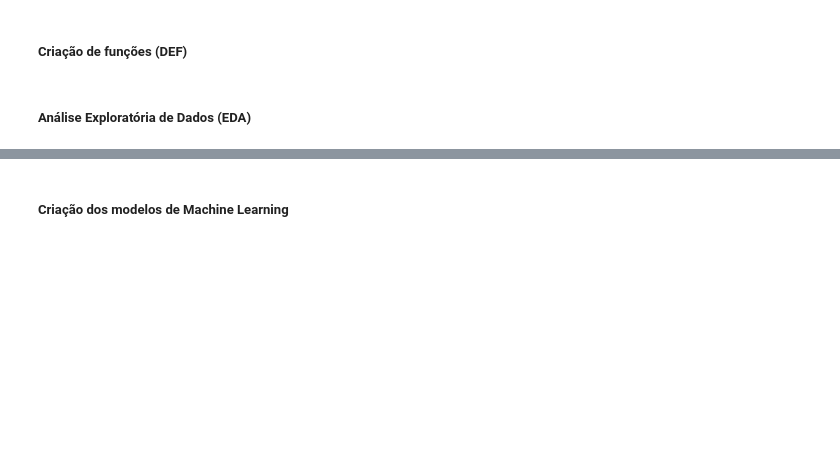
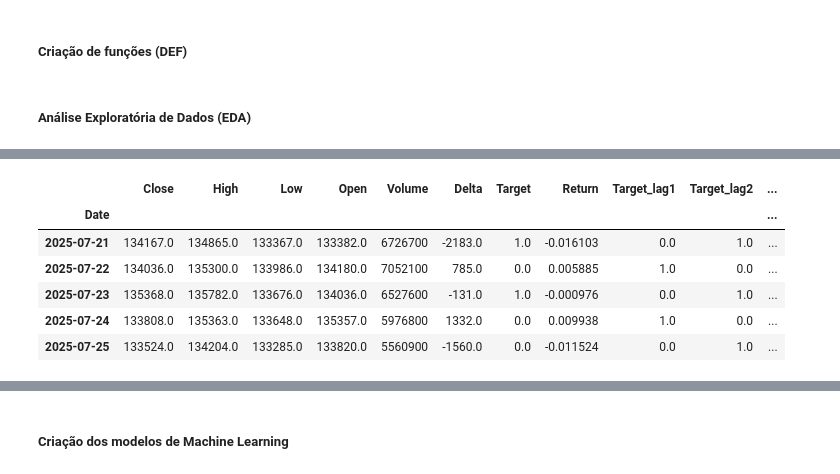
Before and after one commit to RicardViana/fiap-Machine-Learning-and-Time-Series, a Jupyter notebook: tech_challenge_fase_2_modelo_live.ipynb, the cells around one changed output, grey strips where cells are left out. Saved outputs shown, nothing was run; the diff lists cells and outputs as text; code cells hidden in the pictures; blank space fills up the shorter version.

```diff
--- a/tech_challenge_fase_2_modelo_live.ipynb
+++ b/tech_challenge_fase_2_modelo_live.ipynb
@@ -303,9 +251,0 @@ if incluir_dados == "Sim":
-# %%
-# Tratar o data frame para evitar o data leakage --> empurrar os dados para a linha de baixo
-
-colunas_excluir = ["target"]
-features_a_deslocar = [col for col in dados.columns if col not in colunas_excluir]
-
-dados[features_a_deslocar] = dados[features_a_deslocar].shift(1)
-
-dados.tail()
@@ -316,0 +252,5 @@ dados.head()
+# %%
+# Criar uma coluna Delta do valor Close (Fechamento)
+
+dados["Delta"] = dados["Close"].diff().shift(1)
+dados.tail()
@@ -316,0 +265,11 @@ dados.head()
+# %%
+# Criar uma coluna binaria com o Target --> Subiu ou desceu o indice
+
+# Desconsiderar variação menor 0.5% --> Ruidoss
+limite = 0.005
+
+# Criar coluna target com validação do limite
+delta = dados['Close'].diff()
+dados['Target'] = np.where(delta > limite, 1, np.where(delta < -limite, 0, np.nan))
+
+dados.tail()
@@ -316,0 +284,5 @@ dados.head()
+# %%
+# Criar uma coluna com variação percentual do valor do fechamento
+
+dados["Return"] = dados["Close"].pct_change().shift(1)
+dados.tail()
@@ -316,0 +297,15 @@ dados.head()
+# %%
+# Criar os lags --> Features Defasadas ou Lagged Features
+
+n_lags = 10
+
+dataset = criar_n_lags(dados, n_lags, "Target")
+dados.tail()
+# %% [output]
+|  | Close | High | Low | Open | Volume | Delta | Target | Return | Target_lag1 | Target_lag2 | ... |
+| Date |  |  |  |  |  |  |  |  |  |  | ... |
+| 2025-07-21 | 134167.0 | 134865.0 | 133367.0 | 133382.0 | 6726700 | -2183.0 | 1.0 | -0.016103 | 0.0 | 1.0 | ... |
+| 2025-07-22 | 134036.0 | 135300.0 | 133986.0 | 134180.0 | 7052100 | 785.0 | 0.0 | 0.005885 | 1.0 | 0.0 | ... |
+| 2025-07-23 | 135368.0 | 135782.0 | 133676.0 | 134036.0 | 6527600 | -131.0 | 1.0 | -0.000976 | 0.0 | 1.0 | ... |
+| 2025-07-24 | 133808.0 | 135363.0 | 133648.0 | 135357.0 | 5976800 | 1332.0 | 0.0 | 0.009938 | 1.0 | 0.0 | ... |
+| 2025-07-25 | 133524.0 | 134204.0 | 133285.0 | 133820.0 | 5560900 | -1560.0 | 0.0 | -0.011524 | 0.0 | 1.0 | ... |
```
Also changed, not shown: parts of 53 cells of this notebook.
